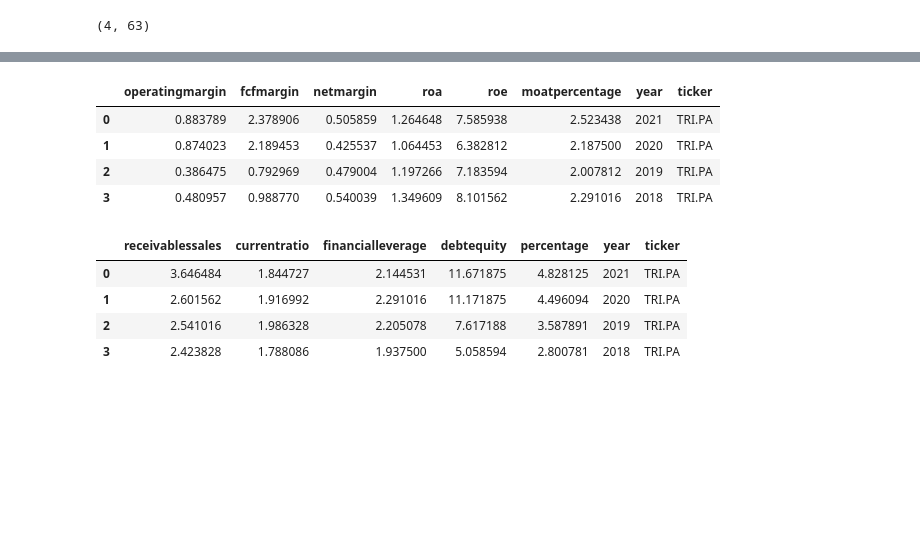
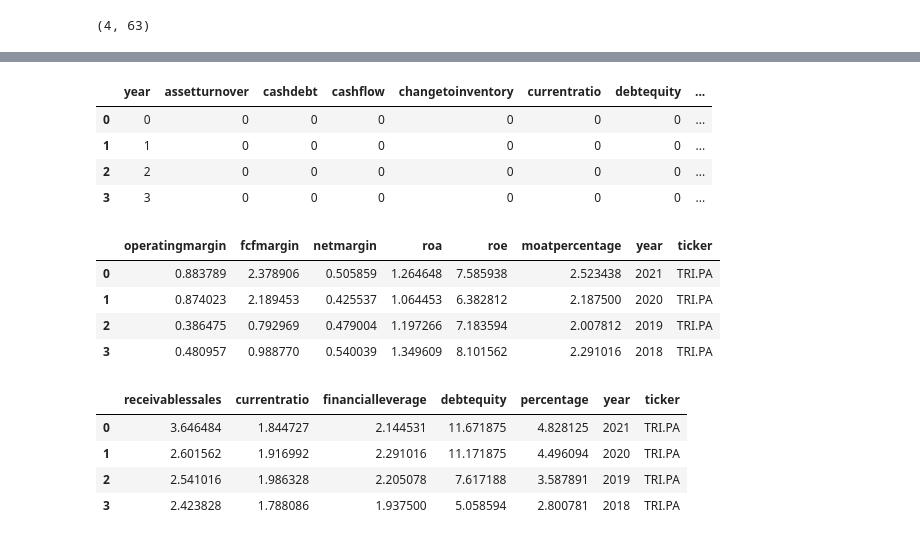
Before and after one commit to Michiel-DK/tracker, a Jupyter notebook: notebooks/try.ipynb, the cells around one changed output, grey strips where cells are left out. Drawn from its saved outputs; the diff is of its cells as text; code cells hidden in the pictures; blank space fills up the shorter version.

```diff
--- a/notebooks/try.ipynb
+++ b/notebooks/try.ipynb
@@ -432,3 +443,11 @@ empty.merge(table, how='outer').shape
+# %%
+merged2.reset_index().rename(columns={'index':'year'})
+# %% [output]
+|  | year | assetturnover | cashdebt | cashflow | changetoinventory | currentratio | debtequity | ... |
+| 0 | 0 | 0 | 0 | 0 | 0 | 0 | 0 | ... |
+| 1 | 1 | 0 | 0 | 0 | 0 | 0 | 0 | ... |
+| 2 | 2 | 0 | 0 | 0 | 0 | 0 | 0 | ... |
+| 3 | 3 | 0 | 0 | 0 | 0 | 0 | 0 | ... |
 # %%
 moat, health = trig.checklist()
 # %%
```
Also changed, not shown: parts of 8 cells of this notebook, 5 other files.
